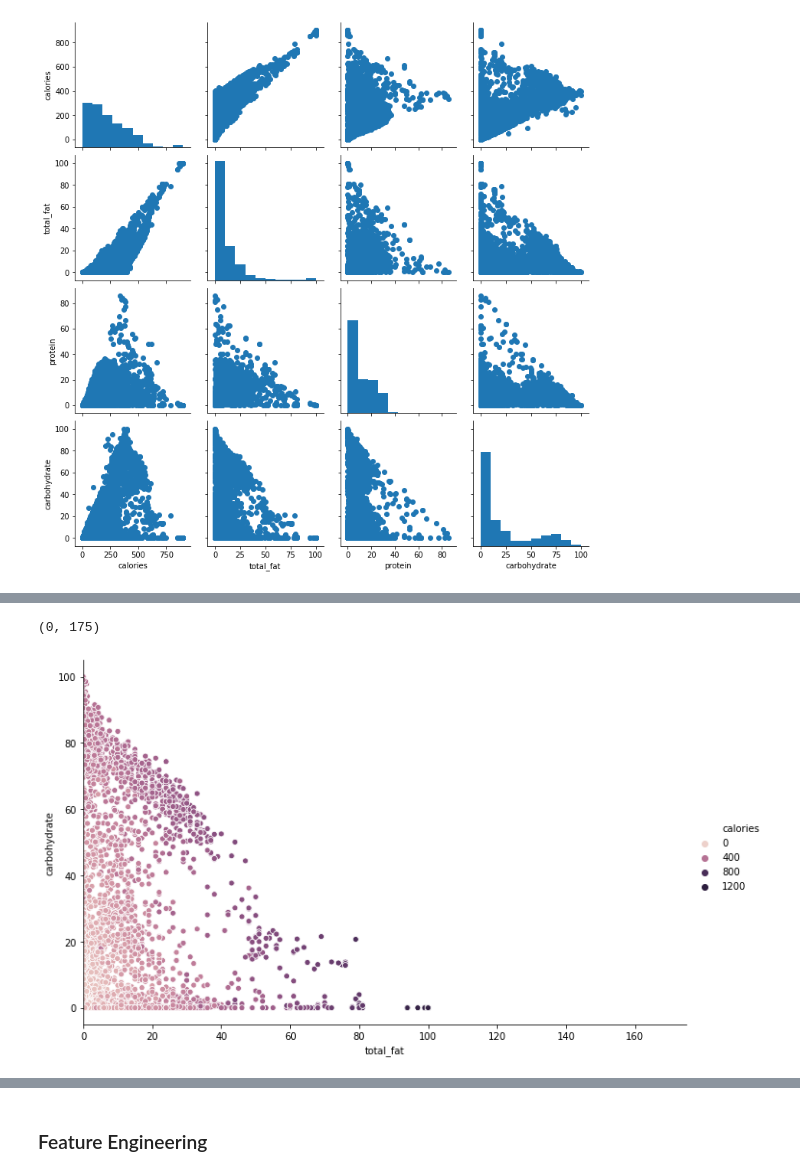
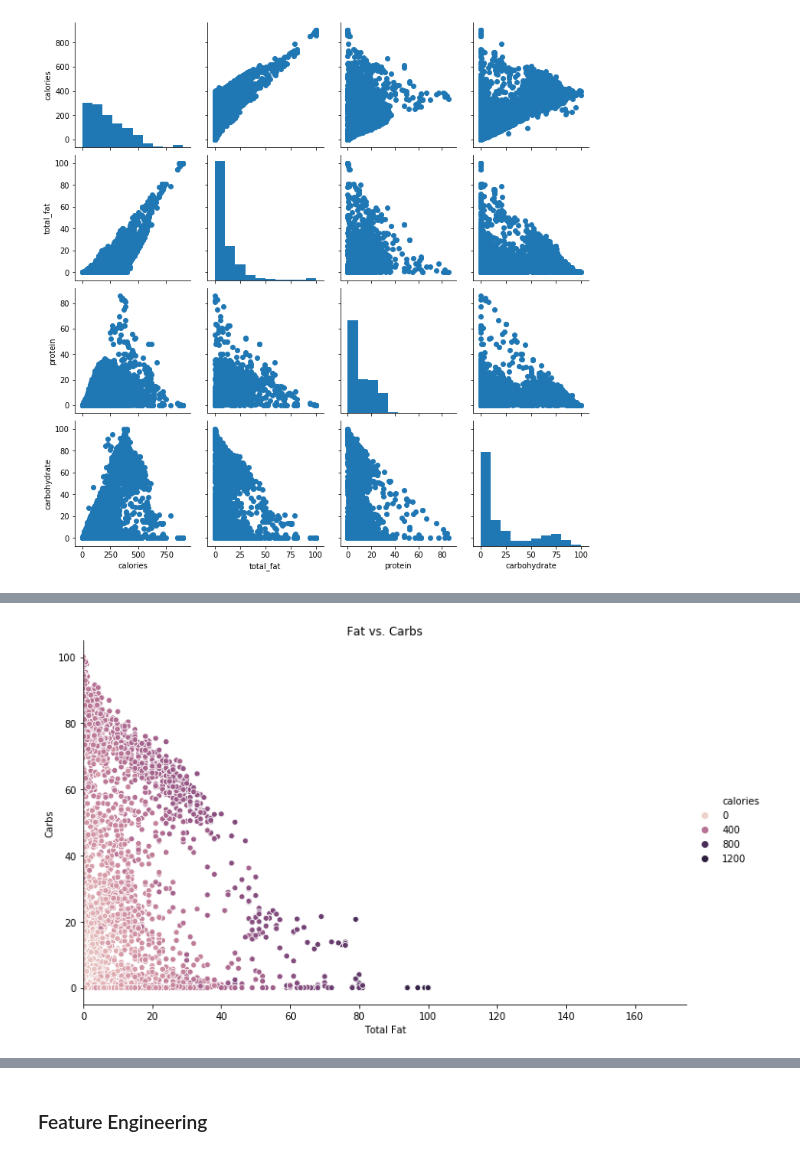
Before and after one commit to dbojado/Keto-Diet-Project, a Jupyter notebook: MVP.ipynb, the cells around one changed output, grey strips where cells are left out. Drawn from its saved outputs; the diff is of its cells as text; code cells hidden in the pictures.

```diff
--- a/MVP.ipynb
+++ b/MVP.ipynb
@@ -242,6 +290,10 @@ plt.ylim(0, 4)
 # %%
+# Comparing total fat vs. carbs
 sns.relplot(x="total_fat", y="carbohydrate", hue="calories", data=train, height=6, aspect=1.6)
 plt.xlim(0, 175)
+plt.title('Fat vs. Carbs')
+plt.xlabel('Total Fat')
+plt.ylabel('Carbs')
+plt.show()
 # %% [output]
-(0, 175)
-[figure, old version]
+[figure, new version]
```
Also changed, not shown: parts of 37 cells of this notebook.
